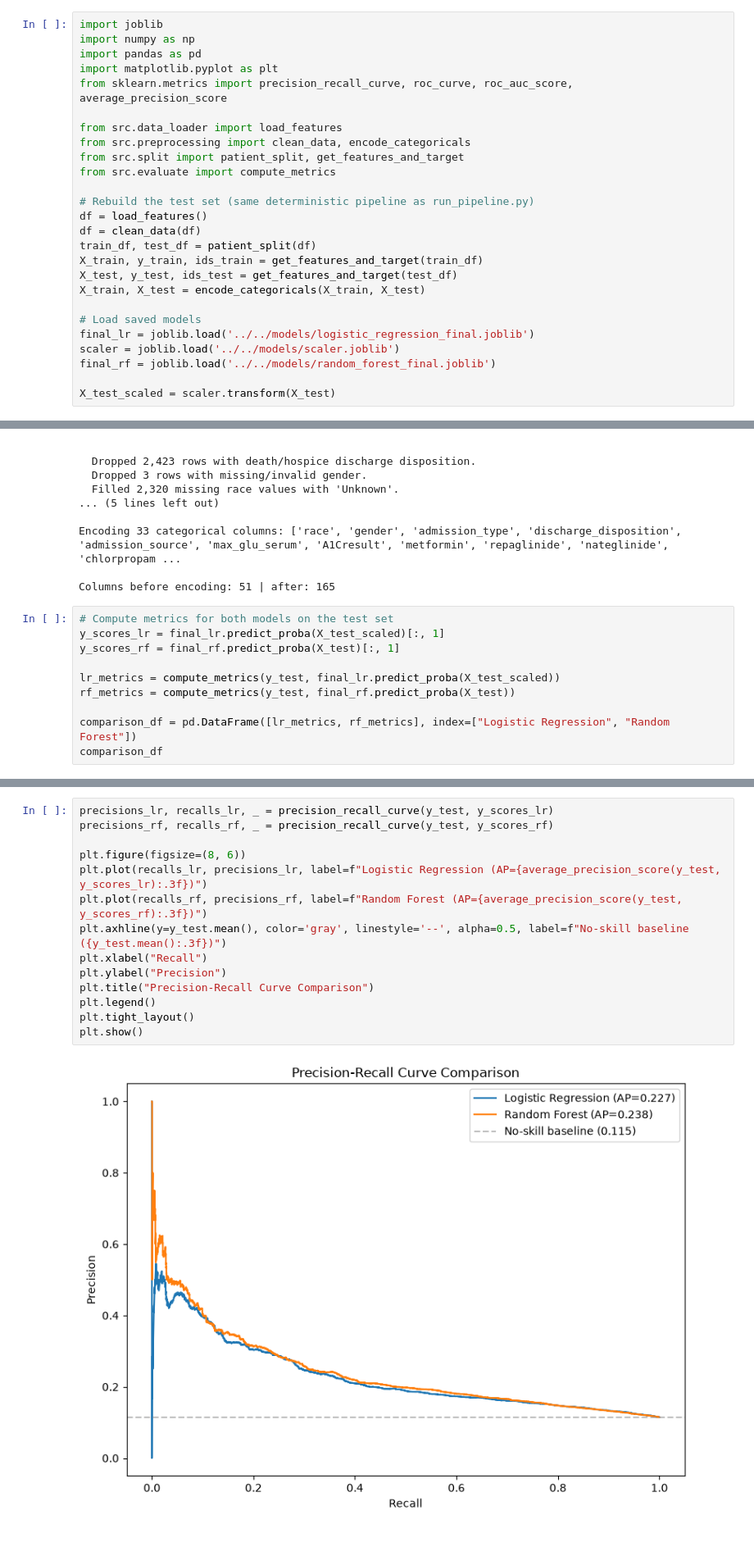
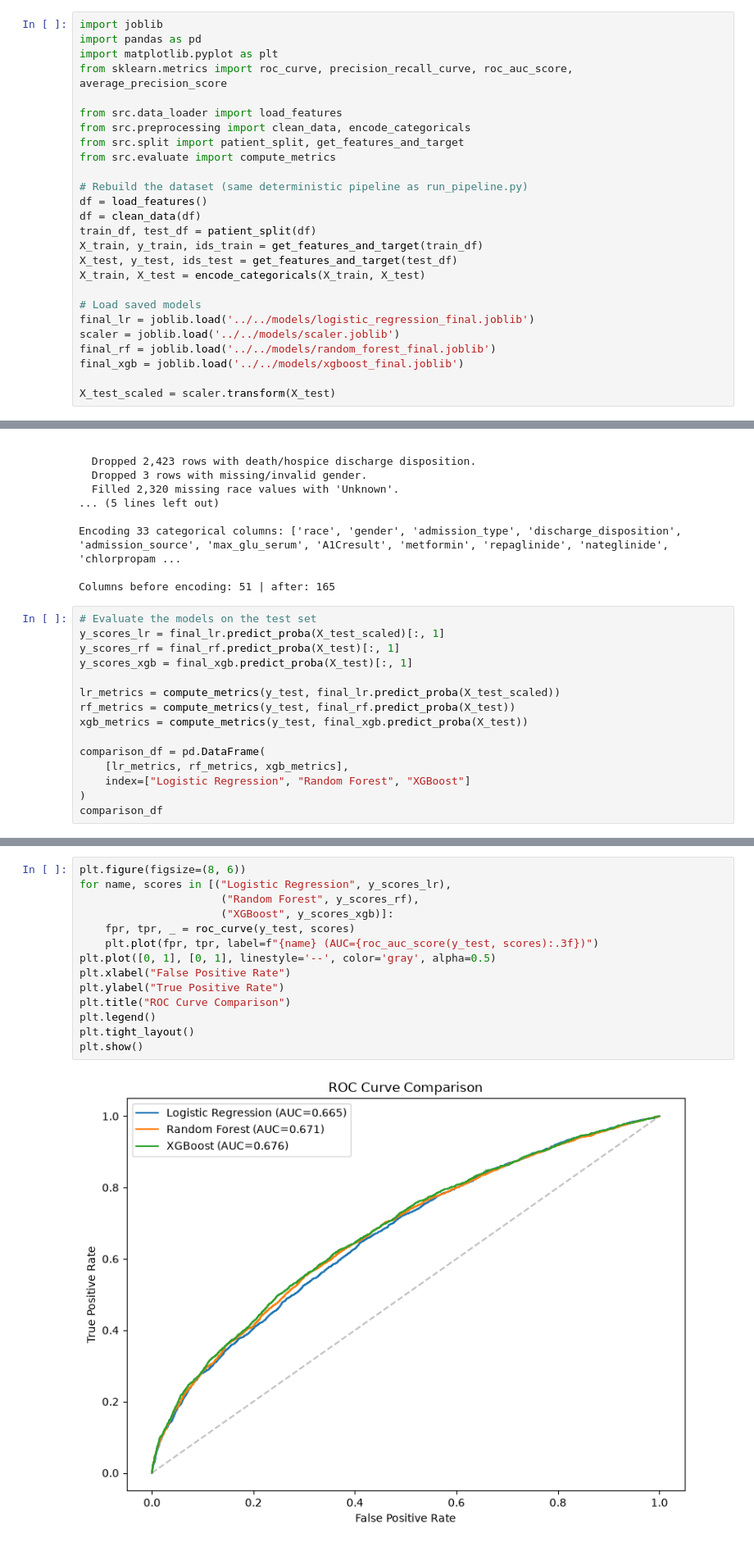
Before and after one commit to javencp/diabetes_readmission_project, a Jupyter notebook: python/notebooks/05_model_comparison.ipynb, the cells around one changed output, grey strips where cells are left out. Shown at 82% size. Drawn from its saved outputs; the diff is of its cells as text.

```diff
--- a/python/notebooks/05_model_comparison.ipynb
+++ b/python/notebooks/05_model_comparison.ipynb
@@ -6,17 +8,16 @@ This notebook compares the two final tuned models from this project using models
 Some comparison was performed in the model notebooks, but this notebook comparisons models more explicitly and in one place.
 # %%
 import joblib
-import numpy as np
 import pandas as pd
 import matplotlib.pyplot as plt
-from sklearn.metrics import precision_recall_curve, roc_curve, roc_auc_score, average_precision_score
+from sklearn.metrics import roc_curve, precision_recall_curve, roc_auc_score, average_precision_score
 
 from src.data_loader import load_features
 from src.preprocessing import clean_data, encode_categoricals
 from src.split import patient_split, get_features_and_target
 from src.evaluate import compute_metrics
 
-# Rebuild the test set (same deterministic pipeline as run_pipeline.py)
+# Rebuild the dataset (same deterministic pipeline as run_pipeline.py)
 df = load_features()
 df = clean_data(df)
 train_df, test_df = patient_split(df)
@@ -28,6 +29,7 @@ X_train, X_test = encode_categoricals(X_train, X_test)
 final_lr = joblib.load('../../models/logistic_regression_final.joblib')
 scaler = joblib.load('../../models/scaler.joblib')
 final_rf = joblib.load('../../models/random_forest_final.joblib')
+final_xgb = joblib.load('../../models/xgboost_final.joblib')
 
 X_test_scaled = scaler.transform(X_test)
 # %% [output]
@@ -49,14 +51,19 @@ Encoding 33 categorical columns: ['race', 'gender', 'admission_type', 'discharge
 
 Columns before encoding: 51 | after: 165
 # %%
-# Compute metrics for both models on the test set
+# Evaluate the models on the test set
 y_scores_lr = final_lr.predict_proba(X_test_scaled)[:, 1]
 y_scores_rf = final_rf.predict_proba(X_test)[:, 1]
+y_scores_xgb = final_xgb.predict_proba(X_test)[:, 1]
 
 lr_metrics = compute_metrics(y_test, final_lr.predict_proba(X_test_scaled))
 rf_metrics = compute_metrics(y_test, final_rf.predict_proba(X_test))
+xgb_metrics = compute_metrics(y_test, final_xgb.predict_proba(X_test))
 
-comparison_df = pd.DataFrame([lr_metrics, rf_metrics], index=["Logistic Regression", "Random Forest"])
+comparison_df = pd.DataFrame(
+    [lr_metrics, rf_metrics, xgb_metrics],
+    index=["Logistic Regression", "Random Forest", "XGBoost"]
+)
 comparison_df
 # %% [output]
 |  | roc_auc | pr_auc | accuracy | precision | recall | f1 | threshold |
@@ -65,17 +73,17 @@ comparison_df
 # %%
-precisions_lr, recalls_lr, _ = precision_recall_curve(y_test, y_scores_lr)
-precisions_rf, recalls_rf, _ = precision_recall_curve(y_test, y_scores_rf)
-
 plt.figure(figsize=(8, 6))
-plt.plot(recalls_lr, precisions_lr, label=f"Logistic Regression (AP={average_precision_score(y_test, y_scores_lr):.3f})")
-plt.plot(recalls_rf, precisions_rf, label=f"Random Forest (AP={average_precision_score(y_test, y_scores_rf):.3f})")
-plt.axhline(y=y_test.mean(), color='gray', linestyle='--', alpha=0.5, label=f"No-skill baseline ({y_test.mean():.3f})")
-plt.xlabel("Recall")
-plt.ylabel("Precision")
-plt.title("Precision-Recall Curve Comparison")
+for name, scores in [("Logistic Regression", y_scores_lr),
+                      ("Random Forest", y_scores_rf),
+                      ("XGBoost", y_scores_xgb)]:
+    fpr, tpr, _ = roc_curve(y_test, scores)
+    plt.plot(fpr, tpr, label=f"{name} (AUC={roc_auc_score(y_test, scores):.3f})")
+plt.plot([0, 1], [0, 1], linestyle='--', color='gray', alpha=0.5)
+plt.xlabel("False Positive Rate")
+plt.ylabel("True Positive Rate")
+plt.title("ROC Curve Comparison")
 plt.legend()
 plt.tight_layout()
 plt.show()
 # %% [output]
-[figure, old version]
+[figure, new version]
 # %%
```
Also changed, not shown: parts of 9 cells of this notebook, 4 other files.
